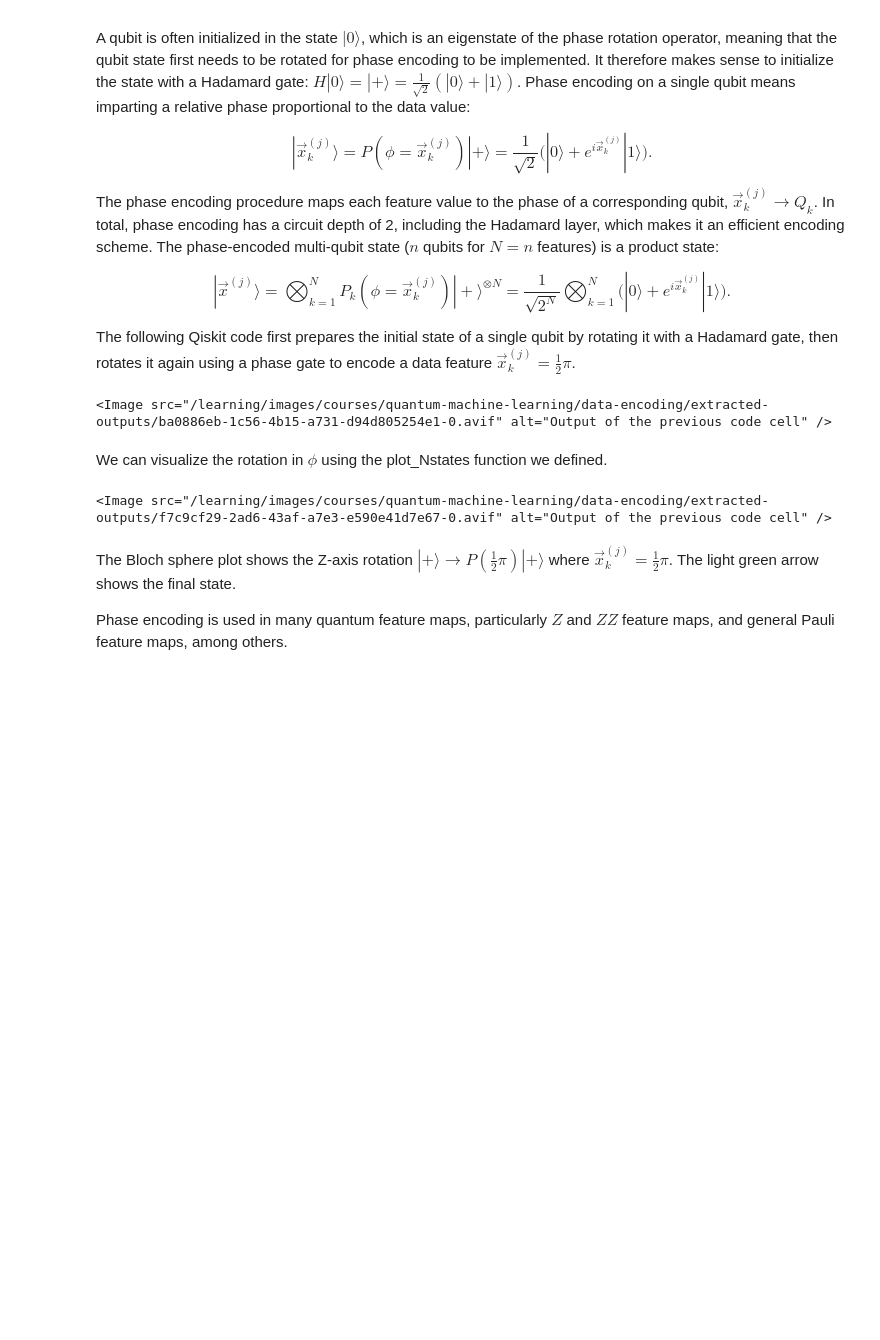
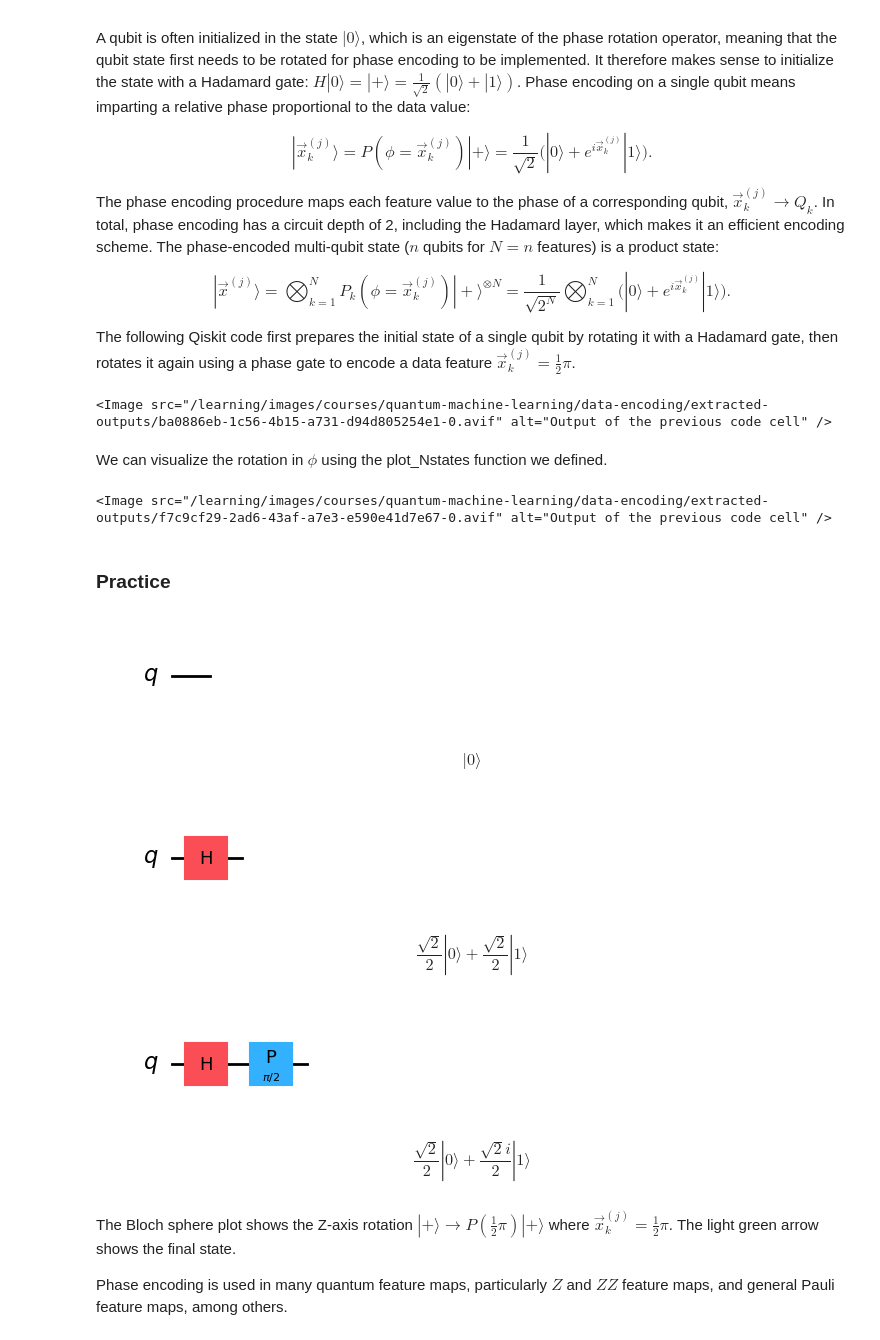
Before and after one commit to Virendra513/QML1, a Jupyter notebook: QML/data-encoding.ipynb, the cells around one changed output. Drawn from its saved outputs; the diff is of its cells as text; code cells hidden in the pictures; blank space fills up the shorter version.

```diff
--- a/QML/data-encoding.ipynb
+++ b/QML/data-encoding.ipynb
@@ -697,6 +697,36 @@ We can visualize the rotation in $\phi$ using the plot\_Nstates function we defi
 plot_Nstates(states, axis=None, plot_trace_points=True)
 # %% [output]
 <Image src="/learning/images/courses/quantum-machine-learning/data-encoding/extracted-outputs/f7c9cf29-2ad6-43af-a7e3-e590e41d7e67-0.avif" alt="Output of the previous code cell" />
+# %% [markdown]
+### Practice
+# %%
+qc = QuantumCircuit(1)
+
+display(qc.draw("mpl"))
+state1 = Statevector.from_instruction(qc)
+display(state1.draw("latex"))
+
+
+# Apply hadamard gate rotates state down to Bloach equater
+
+qc.h(0)
+state2 =Statevector.from_instruction(qc)
+display(qc.draw("mpl"))
+display(state2.draw("latex"))
+
+qc.p(pi/2, 0) # Phase gate rotates by an angle pi/2
+state3 =Statevector.from_instruction(qc)
+display(qc.draw("mpl"))
+display(state3.draw("latex"))
+
+states = state1, state2
+# %% [output]
+[figure, added]
+$$ |0\rangle$$
+[figure, added]
+$$\frac{\sqrt{2}}{2} |0\rangle+\frac{\sqrt{2}}{2} |1\rangle$$
+[figure, added]
+$$\frac{\sqrt{2}}{2} |0\rangle+\frac{\sqrt{2} i}{2} |1\rangle$$
 # %% [markdown]
 The Bloch sphere plot shows the Z-axis rotation $|+\rangle \rightarrow P(\frac{1}{2}\pi)|+\rangle$ where $\vec{x}^{(j)}_k=\frac{1}{2}\pi$. The light green arrow shows the final state.
 
```
Also changed, not shown: parts of 10 cells of this notebook.
